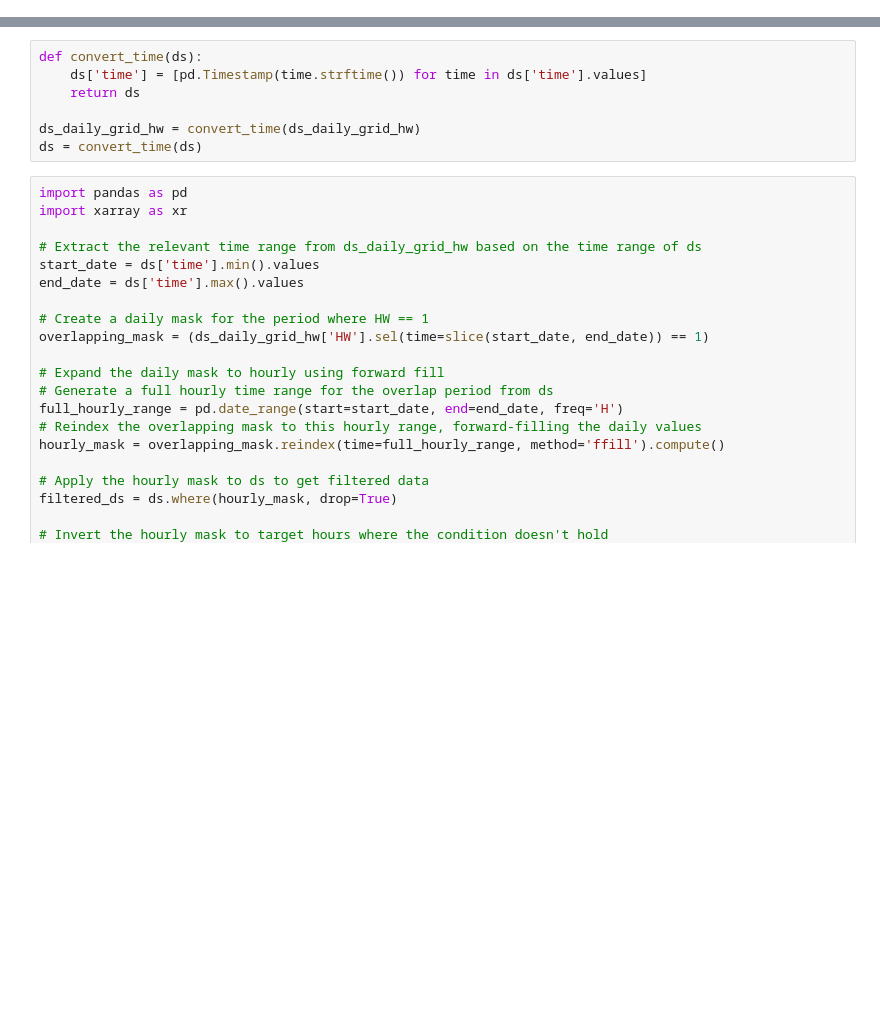
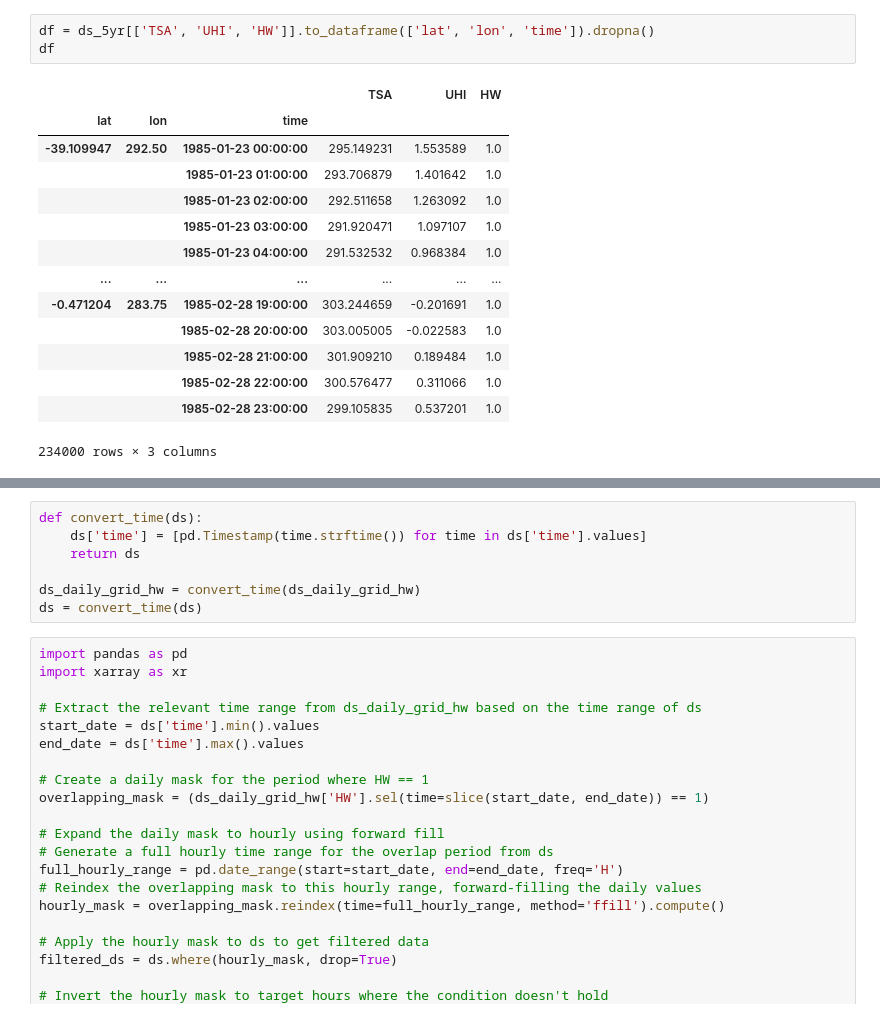
Before and after one commit to johnnyguo2007/research, a Jupyter notebook: hw_global/read_zarr.ipynb, the cells around one changed output, grey strips where cells are left out. Saved outputs shown, nothing was run; the diff lists cells and outputs as text; blank space fills up the shorter version.

```diff
--- a/hw_global/read_zarr.ipynb
+++ b/hw_global/read_zarr.ipynb
@@ -84,0 +76,18 @@ C
+# %%
+df = ds_5yr[['TSA', 'UHI', 'HW']].to_dataframe(['lat', 'lon', 'time']).dropna()
+df
+# %% [output]
+|  |  |  | TSA | UHI | HW |
+| lat | lon | time |  |  |  |
+| -39.109947 | 292.50 | 1985-01-23 00:00:00 | 295.149231 | 1.553589 | 1.0 |
+|  |  | 1985-01-23 01:00:00 | 293.706879 | 1.401642 | 1.0 |
+|  |  | 1985-01-23 02:00:00 | 292.511658 | 1.263092 | 1.0 |
+|  |  | 1985-01-23 03:00:00 | 291.920471 | 1.097107 | 1.0 |
+|  |  | 1985-01-23 04:00:00 | 291.532532 | 0.968384 | 1.0 |
+| ... | ... | ... | ... | ... | ... |
+| -0.471204 | 283.75 | 1985-02-28 19:00:00 | 303.244659 | -0.201691 | 1.0 |
+|  |  | 1985-02-28 20:00:00 | 303.005005 | -0.022583 | 1.0 |
+|  |  | 1985-02-28 21:00:00 | 301.909210 | 0.189484 | 1.0 |
+|  |  | 1985-02-28 22:00:00 | 300.576477 | 0.311066 | 1.0 |
+|  |  | 1985-02-28 23:00:00 | 299.105835 | 0.537201 | 1.0 |
+234000 rows × 3 columns
```
Also changed, not shown: parts of 29 cells of this notebook, 8 other files.
